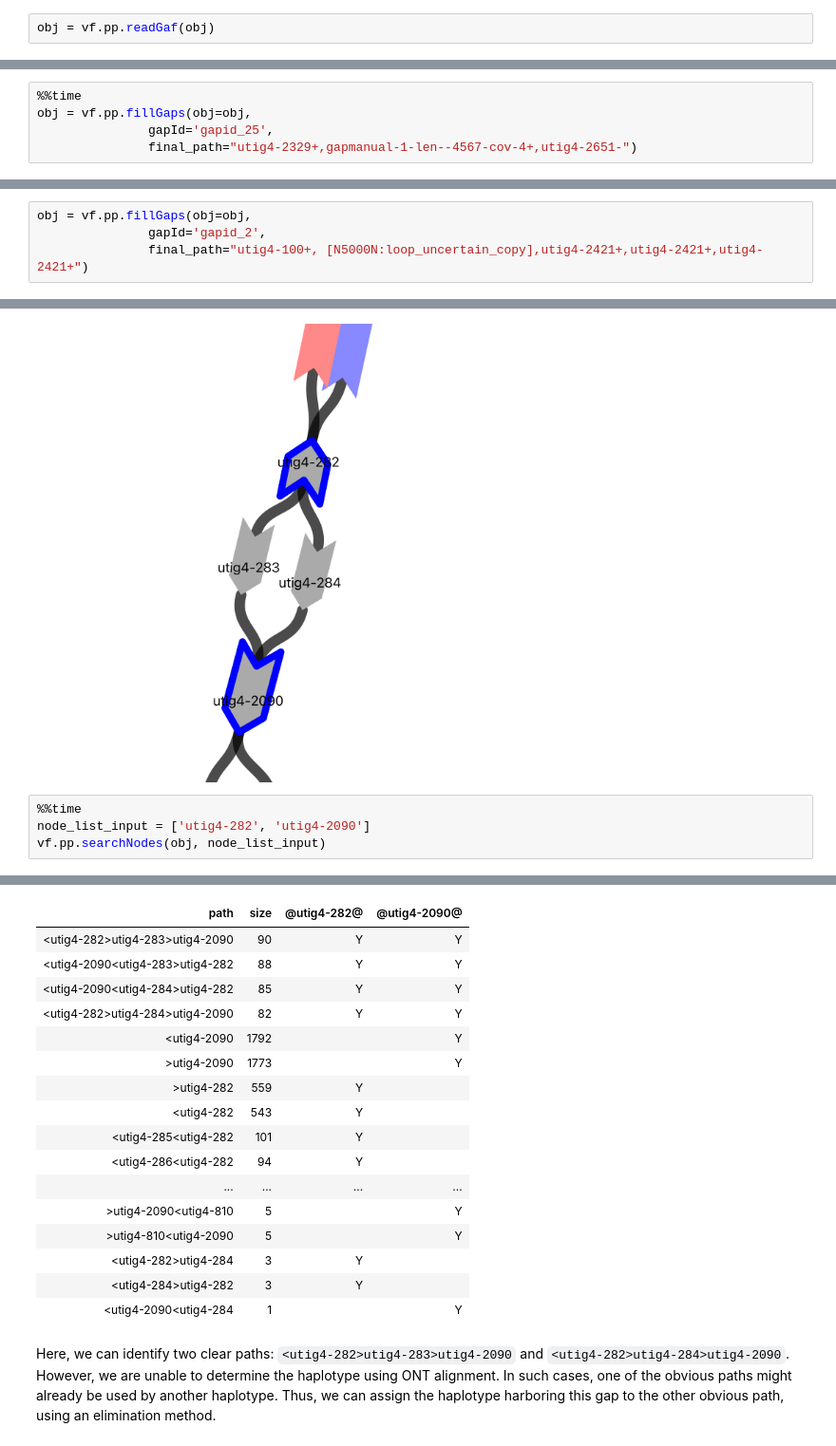
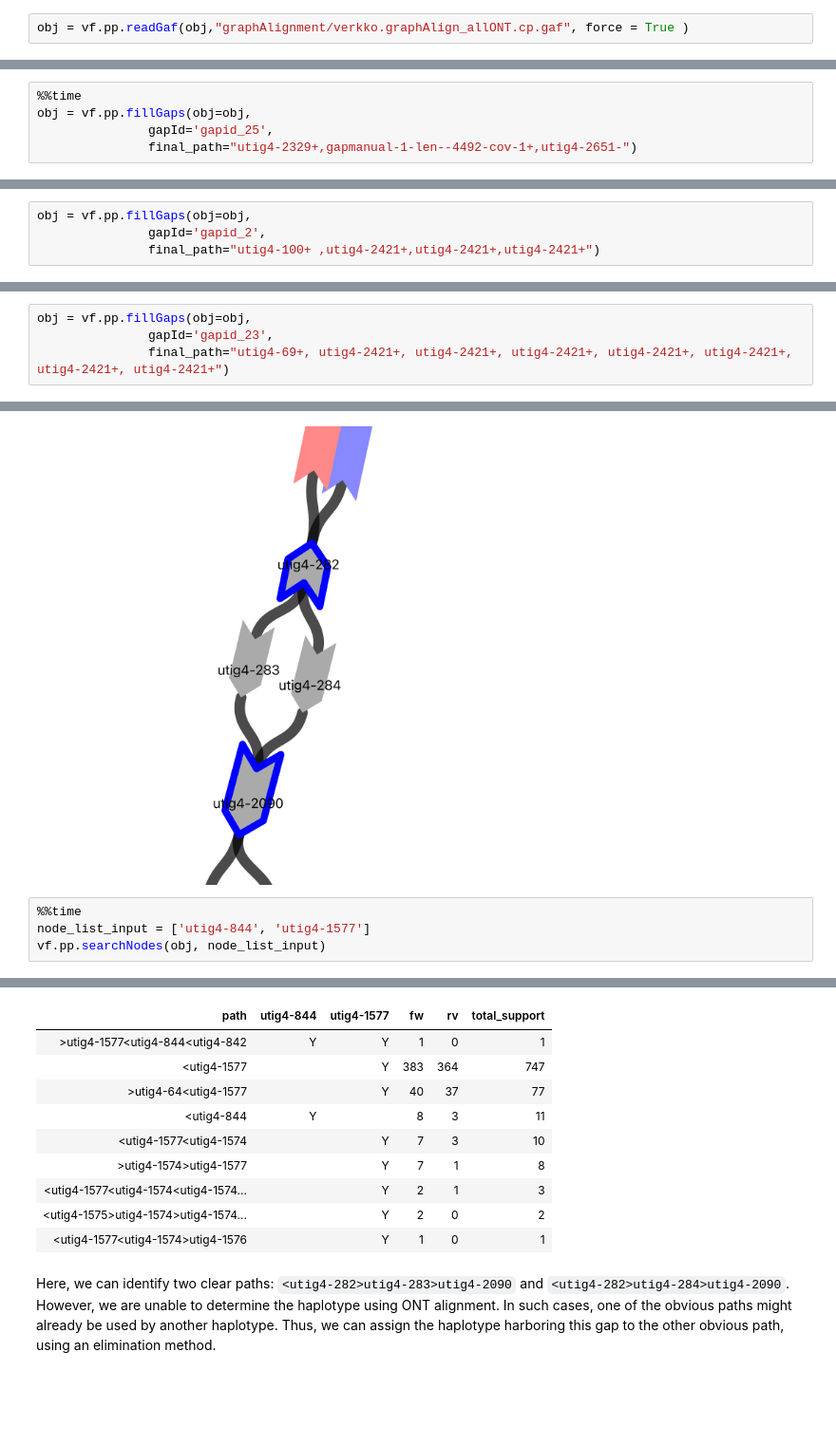
Before and after one commit to jjuhyunkim/verkko-fillet, a Jupyter notebook: docs/tutorials/basics/verkkoQC.ipynb, the cells around one changed output, grey strips where cells are left out. Shown at 95% size. Saved outputs shown, nothing was run; the diff lists cells and outputs as text; blank space fills up the shorter version.

```diff
--- a/docs/tutorials/basics/verkkoQC.ipynb
+++ b/docs/tutorials/basics/verkkoQC.ipynb
@@ -367,5 +405,5 @@ vf.tl.graphIdx(obj,threads=1)
 # %%
 vf.tl.graphAlign(obj = obj, threads=50, ontReadList = "ont.list")
 # %%
-obj = vf.pp.readGaf(obj)
+obj = vf.pp.readGaf(obj,"graphAlignment/verkko.graphAlign_allONT.cp.gaf", force = True )
 # %% [output]
@@ -553,5 +581,5 @@ The final path looks like:
 %%time
 obj = vf.pp.fillGaps(obj=obj,
                gapId='gapid_25',
-               final_path="utig4-2329+,gapmanual-1-len--4567-cov-4+,utig4-2651-")
+               final_path="utig4-2329+,gapmanual-1-len--4492-cov-1+,utig4-2651-")
 # %% [output]
@@ -583,5 +714,5 @@ The most frequent number of loops in the ONT path spanning the loop node and the
 # %%
 obj = vf.pp.fillGaps(obj=obj,
                gapId='gapid_2',
-               final_path="utig4-100+, [N5000N:loop_uncertain_copy],utig4-2421+,utig4-2421+,utig4-2421+")
+               final_path="utig4-100+ ,utig4-2421+,utig4-2421+,utig4-2421+")
 # %% [output]
@@ -593,0 +725,4 @@ Updated gapId gapid_2!
+# %%
+obj = vf.pp.fillGaps(obj=obj,
+               gapId='gapid_23',
+               final_path="utig4-69+, utig4-2421+, utig4-2421+, utig4-2421+, utig4-2421+, utig4-2421+, utig4-2421+, utig4-2421+")
@@ -600,7 +742,7 @@ display(Image(filename=image_path,width=500, height = 500))
 [figure]
 # %%
 %%time
-node_list_input = ['utig4-282', 'utig4-2090']
+node_list_input = ['utig4-844', 'utig4-1577']
 vf.pp.searchNodes(obj, node_list_input)
 # %% [output]
 `obj.paths_freq` already exists.
@@ -610,20 +753,13 @@ Wall time: 7.46 ms
-| path | size | @utig4-282@ | @utig4-2090@ |
-| <utig4-282>utig4-283>utig4-2090 | 90 | Y | Y |
-| <utig4-2090<utig4-283>utig4-282 | 88 | Y | Y |
-| <utig4-2090<utig4-284>utig4-282 | 85 | Y | Y |
-| <utig4-282>utig4-284>utig4-2090 | 82 | Y | Y |
-| <utig4-2090 | 1792 |  | Y |
-| >utig4-2090 | 1773 |  | Y |
-| >utig4-282 | 559 | Y |  |
-| <utig4-282 | 543 | Y |  |
-| <utig4-285<utig4-282 | 101 | Y |  |
-| <utig4-286<utig4-282 | 94 | Y |  |
-| ... | ... | ... | ... |
-| >utig4-2090<utig4-810 | 5 |  | Y |
-| >utig4-810<utig4-2090 | 5 |  | Y |
-| <utig4-282>utig4-284 | 3 | Y |  |
-| <utig4-284>utig4-282 | 3 | Y |  |
-| <utig4-2090<utig4-284 | 1 |  | Y |
+| path | utig4-844 | utig4-1577 | fw | rv | total_support |
+| >utig4-1577<utig4-844<utig4-842 | Y | Y | 1 | 0 | 1 |
+| <utig4-1577 |  | Y | 383 | 364 | 747 |
+| >utig4-64<utig4-1577 |  | Y | 40 | 37 | 77 |
+| <utig4-844 | Y |  | 8 | 3 | 11 |
+| <utig4-1577<utig4-1574 |  | Y | 7 | 3 | 10 |
+| >utig4-1574>utig4-1577 |  | Y | 7 | 1 | 8 |
+| <utig4-1577<utig4-1574<utig4-1574... |  | Y | 2 | 1 | 3 |
+| <utig4-1575>utig4-1574>utig4-1574... |  | Y | 2 | 0 | 2 |
+| <utig4-1577<utig4-1574>utig4-1576 |  | Y | 1 | 0 | 1 |
 # %% [markdown]
 Here, we can identify two clear paths: `<utig4-282>utig4-283>utig4-2090` and `<utig4-282>utig4-284>utig4-2090`. However, we are unable to determine the haplotype using ONT alignment. In such cases, one of the obvious paths might already be used by another haplotype. Thus, we can assign the haplotype harboring this gap to the other obvious path, using an elimination method.
 # %%
```
Also changed, not shown: parts of 35 cells of this notebook, 33 other files.
